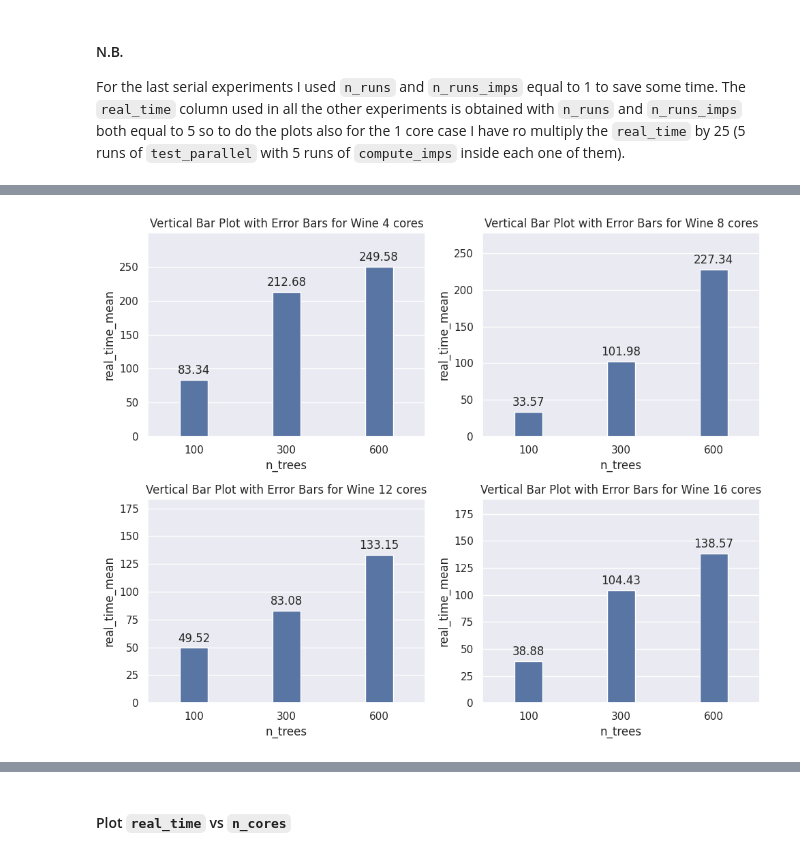
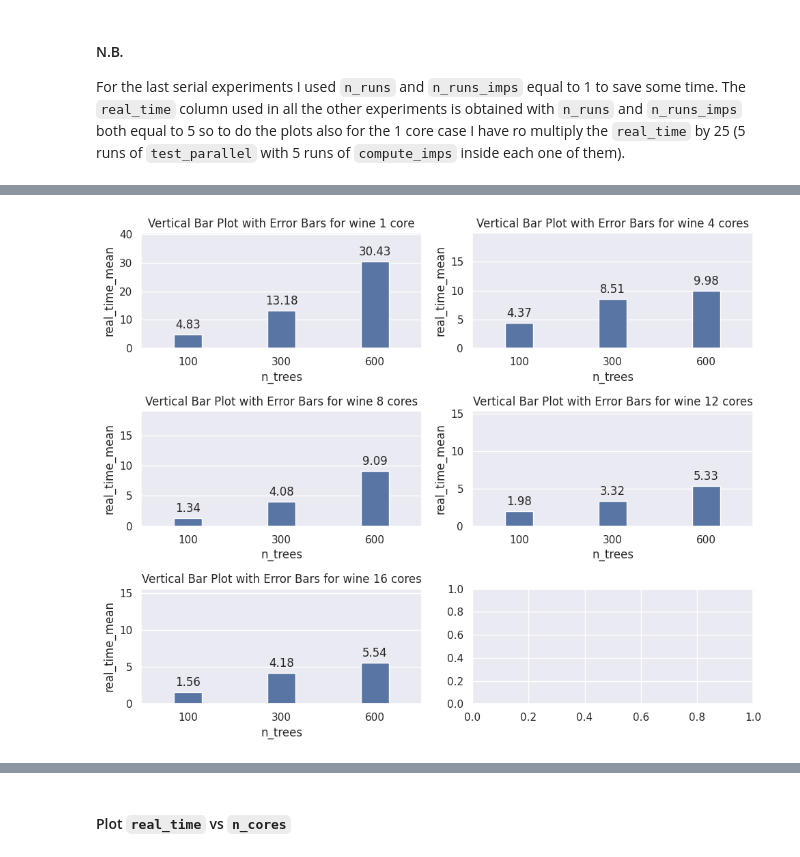
Before and after one commit to francesco-borsatti-unipd/ExIFFI, a Jupyter notebook: notebooks/Test_Parallel.ipynb, the cells around one changed output, grey strips where cells are left out. Drawn from its saved outputs; the diff is of its cells as text; code cells hidden in the pictures.

Commit message:
Add plots

```diff
--- a/notebooks/Test_Parallel.ipynb
+++ b/notebooks/Test_Parallel.ipynb
@@ -802,6 +804,14 @@ def get_stats_dataset(name,parallel=True,all=False):
 def get_all_stats_dataset(name):
     df=stats.groupby(["name"]).get_group((name))
     return df
+# %%
+def df_for_plots(name):
+    df=get_all_stats_dataset(name)
+    df=df[['name','n_trees','real_time','user_time','cpu_efficiency','max_MB','real_time_single_run','n_cores_fit','n_cores_importance','n_cores_anomaly']]
+    df['n_cores']=[np.max(np.array([i,j,k])) for i,j,k in zip(df['n_cores_fit'],df['n_cores_importance'],df['n_cores_anomaly'])]
+    df.drop(columns=['n_cores_fit','n_cores_importance','n_cores_anomaly'],inplace=True)
+    df.sort_values(by='cpu_efficiency',ascending=False)
+    return df
 # %%
 def barplot(name:str,df:pd.DataFrame,x_col:str,y_col:str):
 
@@ -819,7 +829,7 @@ def barplot(name:str,df:pd.DataFrame,x_col:str,y_col:str):
     #plt.show()
     return ax
 # %%
-def barplot_subplots(ax, name, df, x_col, y_col,ylim_off=50):
+def barplot_subplots(ax, name, df, x_col, y_col,ylim_off=10):
     ax = sns.barplot(x=x_col, y=y_col, data=df, width=0.3, ax=ax)
     ylim = df[y_col].max()
     ax.set_xlabel(x_col)
@@ -832,3 +842,24 @@ def barplot_subplots(ax, name, df, x_col, y_col,ylim_off=50):
 
     ax.set_ylim(0, ylim + ylim_off)
     return ax
+# %%
+def time_tree_plot(name,df,n_cores=[1,4,8,12,16],n_trees=[100,300,600],ylim_off=10):
+    dfs_plot=[]
+    for num_core in n_cores:
+        df_100=df.groupby(['n_trees','n_cores']).get_group((100,num_core))
+        df_300=df.groupby(['n_trees','n_cores']).get_group((300,num_core))
+        df_600=df.groupby(['n_trees','n_cores']).get_group((600,num_core))
+        dfs_plot.append(pd.DataFrame({
+            'n_trees': n_trees,
+            'real_time_mean':[np.mean(df_100['real_time_single_run']),np.mean(df_300['real_time_single_run']),np.mean(df_600['real_time_single_run'])]
+        }))
+
+    fig, axes = plt.subplots(3, 2, figsize=(10, 8))
+    dfs = dfs_plot
+    names = [f'{name} 1 core',f'{name} 4 cores',f'{name} 8 cores',f'{name} 12 cores',f'{name} 16 cores']
+
+    for i, (ax, name, df) in enumerate(zip(axes.flatten(), names, dfs)):
+        barplot_subplots(ax, name, df,'n_trees','real_time_mean',ylim_off=ylim_off)
+
+    plt.tight_layout()
+    plt.show()
@@ -835,2 +911,5 @@ def barplot_subplots(ax, name, df, x_col, y_col,ylim_off=50):
+# %%
+num_cores=[1,4,8,12,16]
+n_trees=[100,300,600]
 # %% [markdown]
 ### Wine → (129,13)
@@ -930,23 +949,5 @@ display_stats(stats.groupby(['name','n_trees']).get_group(('wine',600)))
-# %%
-num_cores=[4,8,12,16]
-dfs_plot=[]
-for num_core in num_cores:
-    df_100=df.groupby(['n_trees','n_cores']).get_group((100,num_core))
-    df_300=df.groupby(['n_trees','n_cores']).get_group((300,num_core))
-    df_600=df.groupby(['n_trees','n_cores']).get_group((600,num_core))
-    dfs_plot.append(pd.DataFrame({
-        'n_trees': [100,300,600],
-        'real_time_mean':[np.mean(df_100['real_time']),np.mean(df_300['real_time']),np.mean(df_600['real_time'])]
-    }))
-
-fig, axes = plt.subplots(2, 2, figsize=(10, 8))
-dfs = dfs_plot
-names = ['Wine 4 cores','Wine 8 cores','Wine 12 cores','Wine 16 cores']
-
-for i, (ax, name, df) in enumerate(zip(axes.flatten(), names, dfs)):
-    barplot_subplots(ax, name, df,'n_trees','real_time_mean')
-
-plt.tight_layout()
-plt.show()
-# %% [output]
-[figure, removed]
+# %%
+df_wine=df_for_plots('wine')
+time_tree_plot('wine',df_wine,num_cores,n_trees)
+# %% [output]
+[figure, added]
```
Also changed, not shown: parts of 150 cells of this notebook.
